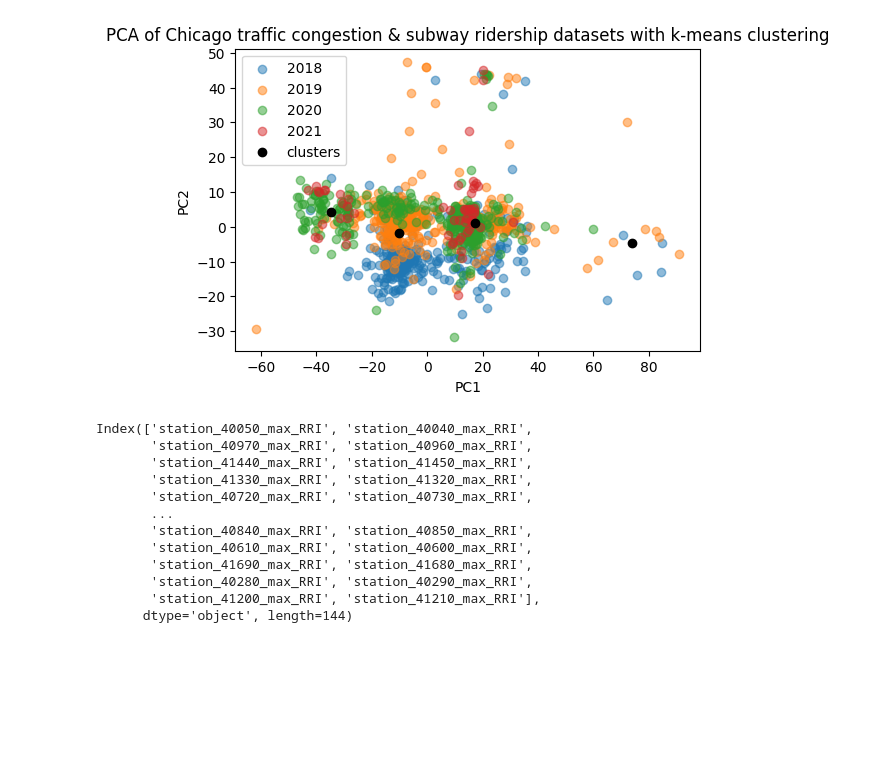
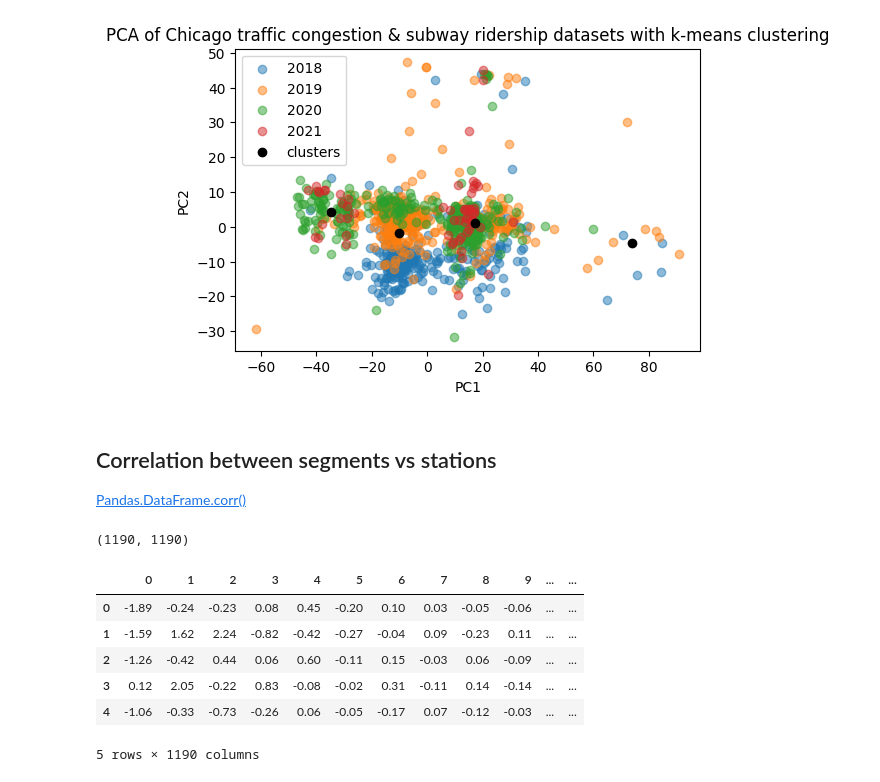
Before and after one commit to amandakhoo/data4all-team6, a Jupyter notebook: Modeling congestion & ridership data (JB).ipynb, the cells around one changed output. Cells and saved outputs as stored; diff of their text form; code cells hidden in the pictures; blank space fills up the shorter version.

```diff
--- a/Modeling congestion & ridership data (JB).ipynb
+++ b/Modeling congestion & ridership data (JB).ipynb
@@ -185,15 +181,24 @@ all_segment_mask = ['segment' in y for y in Y.columns]
+# %% [markdown]
+## Correlation between segments vs stations
+[Pandas.DataFrame.corr()](https://pandas.pydata.org/docs/reference/api/pandas.DataFrame.corr.html#pandas.DataFrame.corr)
 # %%
-Y.loc[:,all_station_mask].columns
+# calculate correlation matrix for
+corrm = Y.corr()
+corrm.fillna(0, inplace=True) # where NaN, assume no correlation
-# %% [output]
-Index(['station_40050_max_RRI', 'station_40040_max_RRI',
-       'station_40970_max_RRI', 'station_40960_max_RRI',
-       'station_41440_max_RRI', 'station_41450_max_RRI',
-       'station_41330_max_RRI', 'station_41320_max_RRI',
-       'station_40720_max_RRI', 'station_40730_max_RRI',
-       ...
-       'station_40840_max_RRI', 'station_40850_max_RRI',
-       'station_40610_max_RRI', 'station_40600_max_RRI',
-       'station_41690_max_RRI', 'station_41680_max_RRI',
-       'station_40280_max_RRI', 'station_40290_max_RRI',
-       'station_41200_max_RRI', 'station_41210_max_RRI'],
-      dtype='object', length=144)
+# %%
+# initialize PCA
+corrm_pca = PCA()
+corrm_Y = corrm_pca.fit_transform(X=corrm) # store as dataframe to view
+
+corrm_df_pca = pd.DataFrame(corrm_Y)
+print(corrm_df_pca.shape)
+corrm_df_pca.round(2).head()
+# %% [output]
+(1190, 1190)
+|  | 0 | 1 | 2 | 3 | 4 | 5 | 6 | 7 | 8 | 9 | ... | ... |
+| 0 | -1.89 | -0.24 | -0.23 | 0.08 | 0.45 | -0.20 | 0.10 | 0.03 | -0.05 | -0.06 | ... | ... |
+| 1 | -1.59 | 1.62 | 2.24 | -0.82 | -0.42 | -0.27 | -0.04 | 0.09 | -0.23 | 0.11 | ... | ... |
+| 2 | -1.26 | -0.42 | 0.44 | 0.06 | 0.60 | -0.11 | 0.15 | -0.03 | 0.06 | -0.09 | ... | ... |
+| 3 | 0.12 | 2.05 | -0.22 | 0.83 | -0.08 | -0.02 | 0.31 | -0.11 | 0.14 | -0.14 | ... | ... |
+| 4 | -1.06 | -0.33 | -0.73 | -0.26 | 0.06 | -0.05 | -0.17 | 0.07 | -0.12 | -0.03 | ... | ... |
+5 rows × 1190 columns
```
Also changed, not shown: parts of 6 cells of this notebook.
